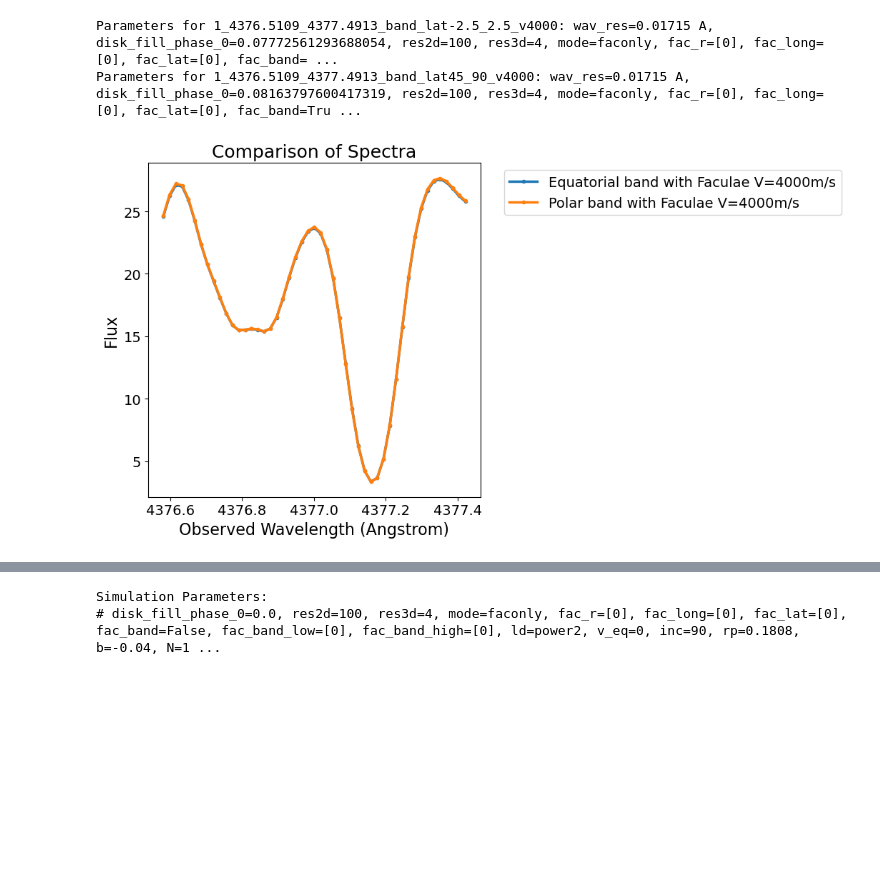
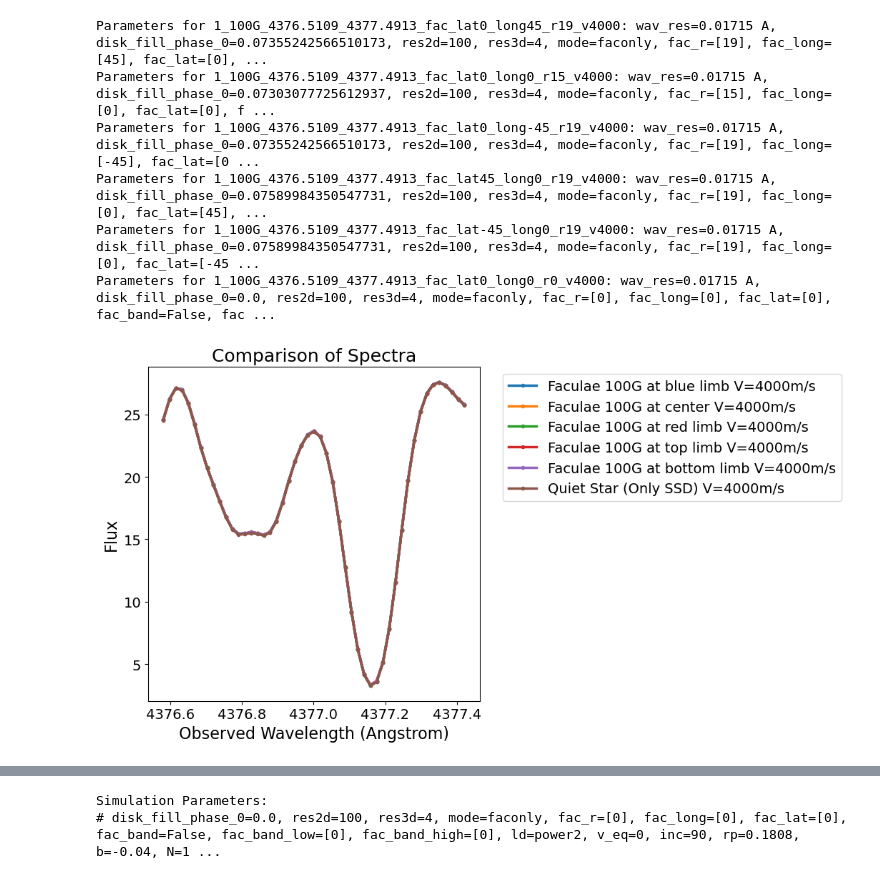
Before and after one commit to danayaptangco/actress, a Jupyter notebook: actress/outputs/full_disks_and_wavelength_shifts/2_compare_disks.ipynb, the cells around one changed output, grey strips where cells are left out. Saved outputs shown, nothing was run; the diff lists cells and outputs as text; code cells hidden in the pictures; blank space fills up the shorter version.

```diff
--- a/actress/outputs/full_disks_and_wavelength_shifts/2_compare_disks.ipynb
+++ b/actress/outputs/full_disks_and_wavelength_shifts/2_compare_disks.ipynb
@@ -53,11 +53,22 @@ else:
         # './1_4376.5109_4377.4913_fac_lat0_long0_r0_v4000/': 'Quiet Star (Only SSD) V=4000m/s',
 
         #bands
-        './1_4376.5109_4377.4913_band_lat-2.5_2.5_v4000/': 'Equatorial band with Faculae V=4000m/s',
-        './1_4376.5109_4377.4913_band_lat45_90_v4000/': 'Polar band with Faculae V=4000m/s',
+        # './1_4376.5109_4377.4913_band_lat-2.5_2.5_v4000/': 'Equatorial band with Faculae V=4000m/s',
+        # './1_4376.5109_4377.4913_band_lat45_90_v4000/': 'Polar band with Faculae V=4000m/s',
+
+        #faculae 100G
+        './1_100G_4376.5109_4377.4913_fac_lat0_long45_r19_v4000/': 'Faculae 100G at blue limb V=4000m/s',
+        './1_100G_4376.5109_4377.4913_fac_lat0_long0_r15_v4000/': 'Faculae 100G at center V=4000m/s',
+        './1_100G_4376.5109_4377.4913_fac_lat0_long-45_r19_v4000/': 'Faculae 100G at red limb V=4000m/s',
+        './1_100G_4376.5109_4377.4913_fac_lat45_long0_r19_v4000/': 'Faculae 100G at bottom limb V=4000m/s',
+        './1_100G_4376.5109_4377.4913_fac_lat-45_long0_r19_v4000/': 'Faculae 100G at top limb V=4000m/s',
+
+        './1_100G_4376.5109_4377.4913_fac_lat0_long0_r0_v4000/': 'Quiet Star (Only SSD) V=4000m/s',
+
 
         # './1_4376.5109_4377.4913_fac_lat0_long45_r19_v0/': 'Star With Facular Spot',
         # './1_div2fac_4376.5109_4377.4913_fac_lat0_long45_r19_v0/': 'Star With Dark Spot',
+
 
 
 
@@ -81,36 +92,40 @@ for directory, custom_label in directories_to_compare.items():
         # Calculate wav_res: total angstroms / wavelength bins
         wav_res = (bin_centers[-1] - bin_centers[0]) / len(bin_centers)
         params = f"wav_res={wav_res:.5f} A, {params}"
 
         print(f"Parameters for {directory.strip('./')}: {params}")
 
         # Plot
         plt.plot(
             bin_centers,
             binned_intensity,
             marker='o',
             markersize=3,
             linestyle='-',
             linewidth=2.5,
             alpha = 1.0,
             label=custom_label
         )
 
     except Exception as e:
         print(f"Error processing {directory}: {e}")
 
 plt.xlabel('Observed Wavelength (Angstrom)')
 plt.ylabel('Flux')
 plt.title('Comparison of Spectra')
 plt.legend(bbox_to_anchor=(1.05, 1), loc='upper left')
 #plt.xlim(4376.8,4377.4)
 plt.tight_layout()
 plt.savefig('comparison_phase0_binned_spectra.png', dpi=300, bbox_inches='tight')
 plt.show()
 # %% [output]
-Parameters for 1_4376.5109_4377.4913_band_lat-2.5_2.5_v4000: wav_res=0.01715 A, disk_fill_phase_0=0.07772561293688054, res2d=100, res3d=4, mode=faconly, fac_r=[0], fac_long=[0], fac_lat=[0], fac_band= ...
-Parameters for 1_4376.5109_4377.4913_band_lat45_90_v4000: wav_res=0.01715 A, disk_fill_phase_0=0.08163797600417319, res2d=100, res3d=4, mode=faconly, fac_r=[0], fac_long=[0], fac_lat=[0], fac_band=Tru ...
+Parameters for 1_100G_4376.5109_4377.4913_fac_lat0_long45_r19_v4000: wav_res=0.01715 A, disk_fill_phase_0=0.07355242566510173, res2d=100, res3d=4, mode=faconly, fac_r=[19], fac_long=[45], fac_lat=[0], ...
+Parameters for 1_100G_4376.5109_4377.4913_fac_lat0_long0_r15_v4000: wav_res=0.01715 A, disk_fill_phase_0=0.07303077725612937, res2d=100, res3d=4, mode=faconly, fac_r=[15], fac_long=[0], fac_lat=[0], f ...
+Parameters for 1_100G_4376.5109_4377.4913_fac_lat0_long-45_r19_v4000: wav_res=0.01715 A, disk_fill_phase_0=0.07355242566510173, res2d=100, res3d=4, mode=faconly, fac_r=[19], fac_long=[-45], fac_lat=[0 ...
+Parameters for 1_100G_4376.5109_4377.4913_fac_lat45_long0_r19_v4000: wav_res=0.01715 A, disk_fill_phase_0=0.07589984350547731, res2d=100, res3d=4, mode=faconly, fac_r=[19], fac_long=[0], fac_lat=[45], ...
+Parameters for 1_100G_4376.5109_4377.4913_fac_lat-45_long0_r19_v4000: wav_res=0.01715 A, disk_fill_phase_0=0.07589984350547731, res2d=100, res3d=4, mode=faconly, fac_r=[19], fac_long=[0], fac_lat=[-45 ...
+Parameters for 1_100G_4376.5109_4377.4913_fac_lat0_long0_r0_v4000: wav_res=0.01715 A, disk_fill_phase_0=0.0, res2d=100, res3d=4, mode=faconly, fac_r=[0], fac_long=[0], fac_lat=[0], fac_band=False, fac ...
-[figure, old version]
+[figure, new version]
 # %%
 import os
 import glob
```
Also changed, not shown: parts of 1 cell of this notebook, 2 other files.
